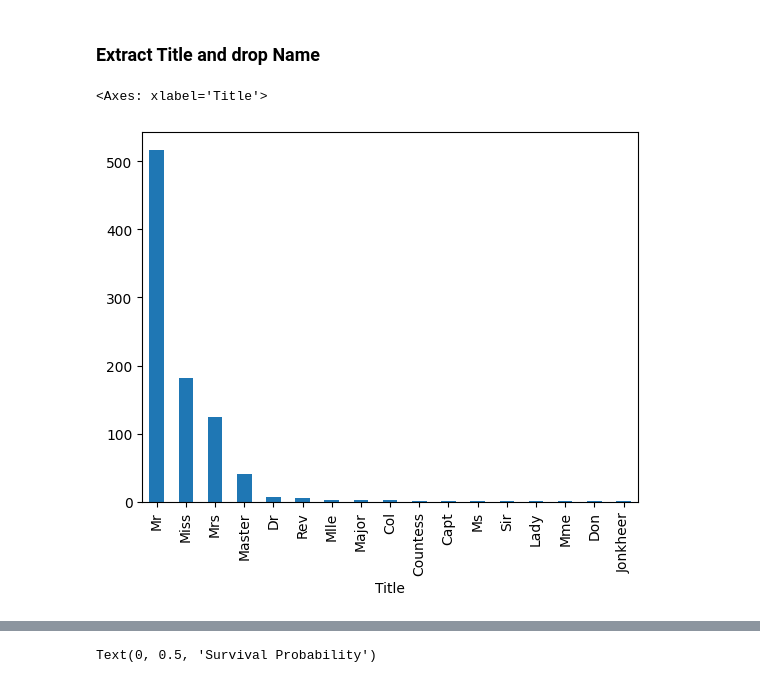
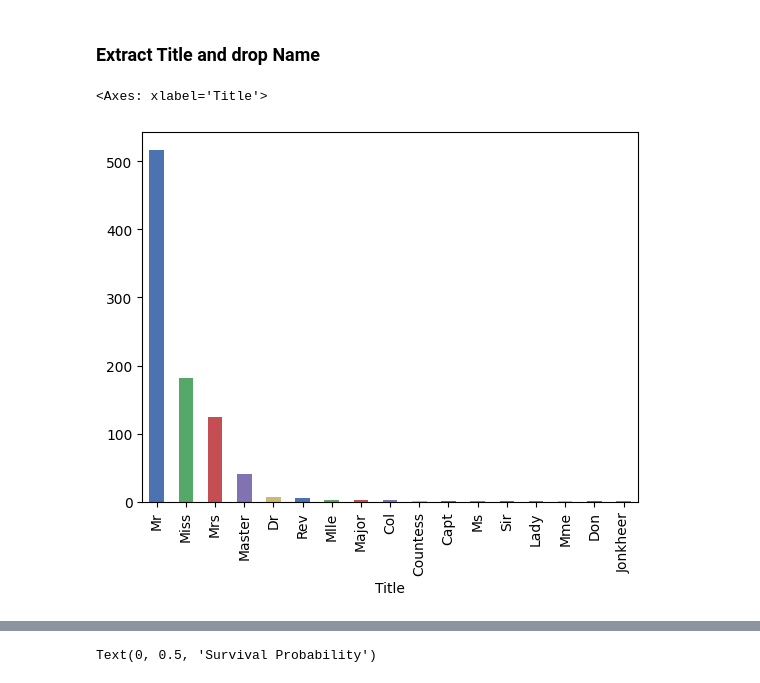
Before and after one commit to helben2002/TitanicCapstoneProject, a Jupyter notebook: ml/notebooks/fortuna.ipynb, the cells around one changed output, grey strips where cells are left out. Drawn from its saved outputs; the diff is of its cells as text; code cells hidden in the pictures.

```diff
--- a/ml/notebooks/fortuna.ipynb
+++ b/ml/notebooks/fortuna.ipynb
@@ -492,10 +492,13 @@ Passing `palette` without assigning `hue` is deprecated and will be removed in v
 df_train['Title'] = df_train.Name.str.extract(' ([A-Za-z]+)\.', expand=False)
 df_train = df_train.drop(columns='Name')
 # %%
-df_train.Title.value_counts().plot(kind='bar')
+df_train["Title"].value_counts().plot(
+    kind="bar",
+    color=["#4C72B0", "#55A868", "#C44E52", "#8172B2", "#CCB974"]
+)
 # %% [output]
 <Axes: xlabel='Title'>
-[figure, old version]
+[figure, new version]
 # %%
 df_train['Title'] = df_train['Title'].replace(['Dr', 'Rev', 'Col', 'Major', 'Countess', 'Sir', 'Jonkheer', 'Lady', 'Capt', 'Don'], 'Others')
 df_train['Title'] = df_train['Title'].replace('Ms', 'Miss')
```
Also changed, not shown: parts of 5 cells of this notebook.
